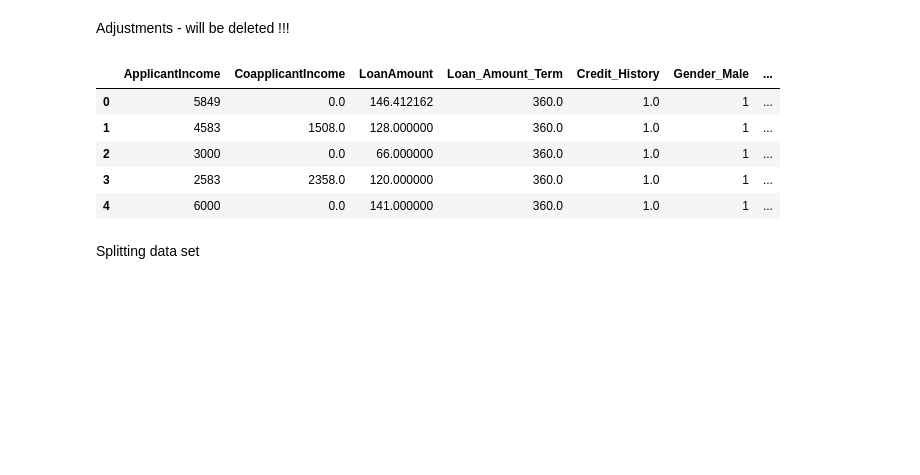
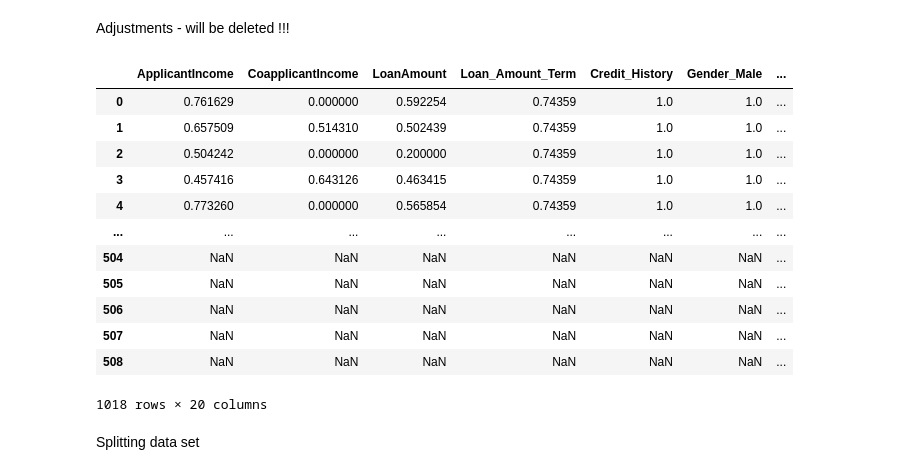
Before and after one commit to lpravda42/PythonDataIES_project, a Jupyter notebook: ml_models.ipynb, the cells around one changed output. Cells and saved outputs as stored; diff of their text form; code cells hidden in the pictures; blank space fills up the shorter version.

Commit message:
implement data processing function

```diff
--- a/ml_models.ipynb
+++ b/ml_models.ipynb
@@ -22,21 +24,23 @@ mydata.head()
 | 4 | LP001008 | Male | No | 0 | Graduate | No | 6000 | 0.0 | ... |
 # %% [markdown]
 Adjustments - will be deleted !!!
-# %%
-
-mydata = mydata.drop(['Loan_ID'], axis=1)
-for i in ["Gender", "Married", "Dependents", "Self_Employed", "Loan_Amount_Term", "Credit_History"]:
-    mydata[i].fillna(mydata[i].mode()[0], inplace = True)
-mydata["LoanAmount"].fillna(mydata["LoanAmount"].mean(), inplace = True)
-mydata = pd.get_dummies(mydata, drop_first=True)
-mydata.head()
-# %% [output]
-|  | ApplicantIncome | CoapplicantIncome | LoanAmount | Loan_Amount_Term | Credit_History | Gender_Male | ... |
-| 0 | 5849 | 0.0 | 146.412162 | 360.0 | 1.0 | 1 | ... |
-| 1 | 4583 | 1508.0 | 128.000000 | 360.0 | 1.0 | 1 | ... |
-| 2 | 3000 | 0.0 | 66.000000 | 360.0 | 1.0 | 1 | ... |
-| 3 | 2583 | 2358.0 | 120.000000 | 360.0 | 1.0 | 1 | ... |
-| 4 | 6000 | 0.0 | 141.000000 | 360.0 | 1.0 | 1 | ... |
+# %%
+data = data_processing_function(mydata)
+data
+# %% [output]
+|  | ApplicantIncome | CoapplicantIncome | LoanAmount | Loan_Amount_Term | Credit_History | Gender_Male | ... |
+| 0 | 0.761629 | 0.000000 | 0.592254 | 0.74359 | 1.0 | 1.0 | ... |
+| 1 | 0.657509 | 0.514310 | 0.502439 | 0.74359 | 1.0 | 1.0 | ... |
+| 2 | 0.504242 | 0.000000 | 0.200000 | 0.74359 | 1.0 | 1.0 | ... |
+| 3 | 0.457416 | 0.643126 | 0.463415 | 0.74359 | 1.0 | 1.0 | ... |
+| 4 | 0.773260 | 0.000000 | 0.565854 | 0.74359 | 1.0 | 1.0 | ... |
+| ... | ... | ... | ... | ... | ... | ... | ... |
+| 504 | NaN | NaN | NaN | NaN | NaN | NaN | ... |
+| 505 | NaN | NaN | NaN | NaN | NaN | NaN | ... |
+| 506 | NaN | NaN | NaN | NaN | NaN | NaN | ... |
+| 507 | NaN | NaN | NaN | NaN | NaN | NaN | ... |
+| 508 | NaN | NaN | NaN | NaN | NaN | NaN | ... |
+1018 rows × 20 columns
 # %% [markdown]
 Splitting data set
 # %%
```
Also changed, not shown: parts of 1 cell of this notebook, 6 other files.
